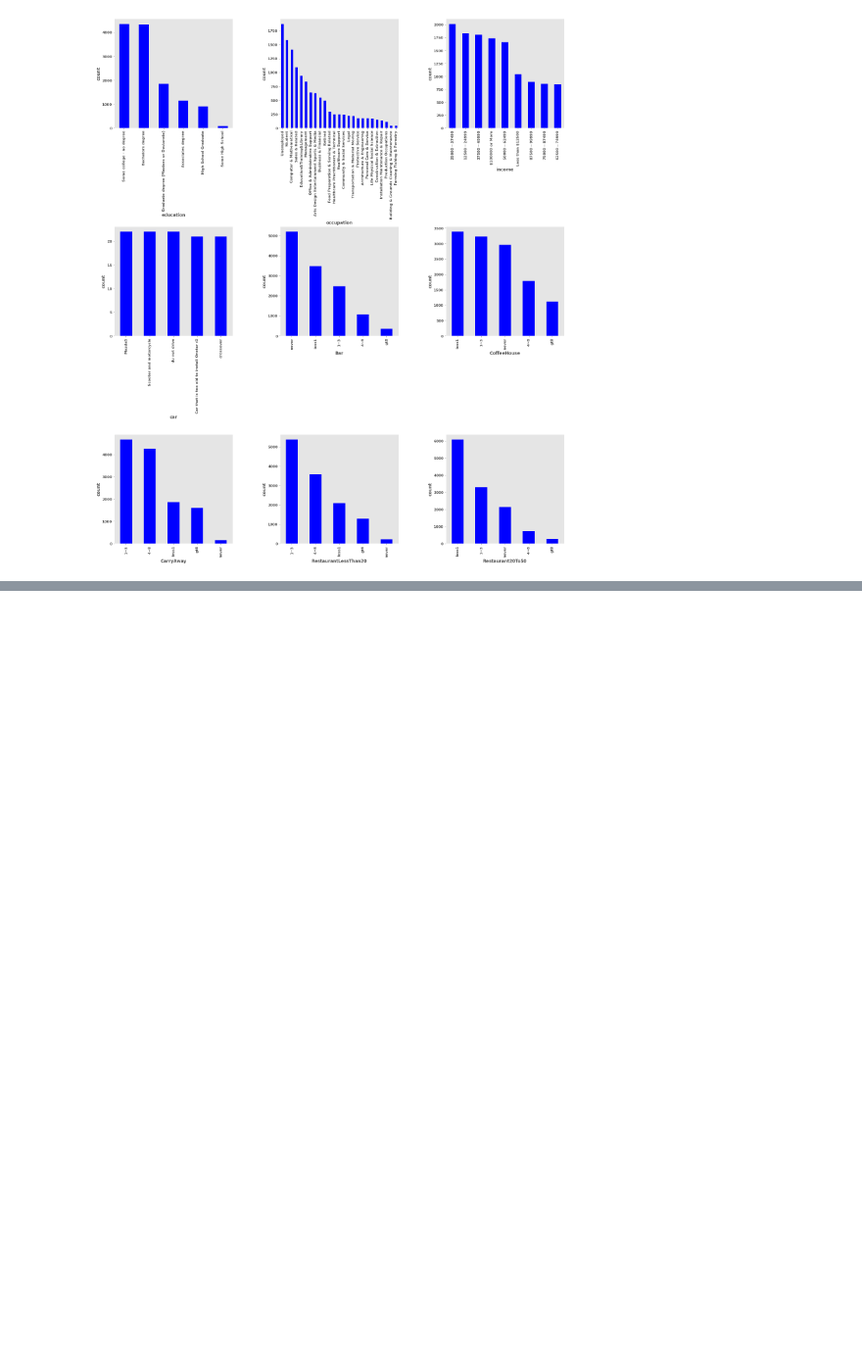
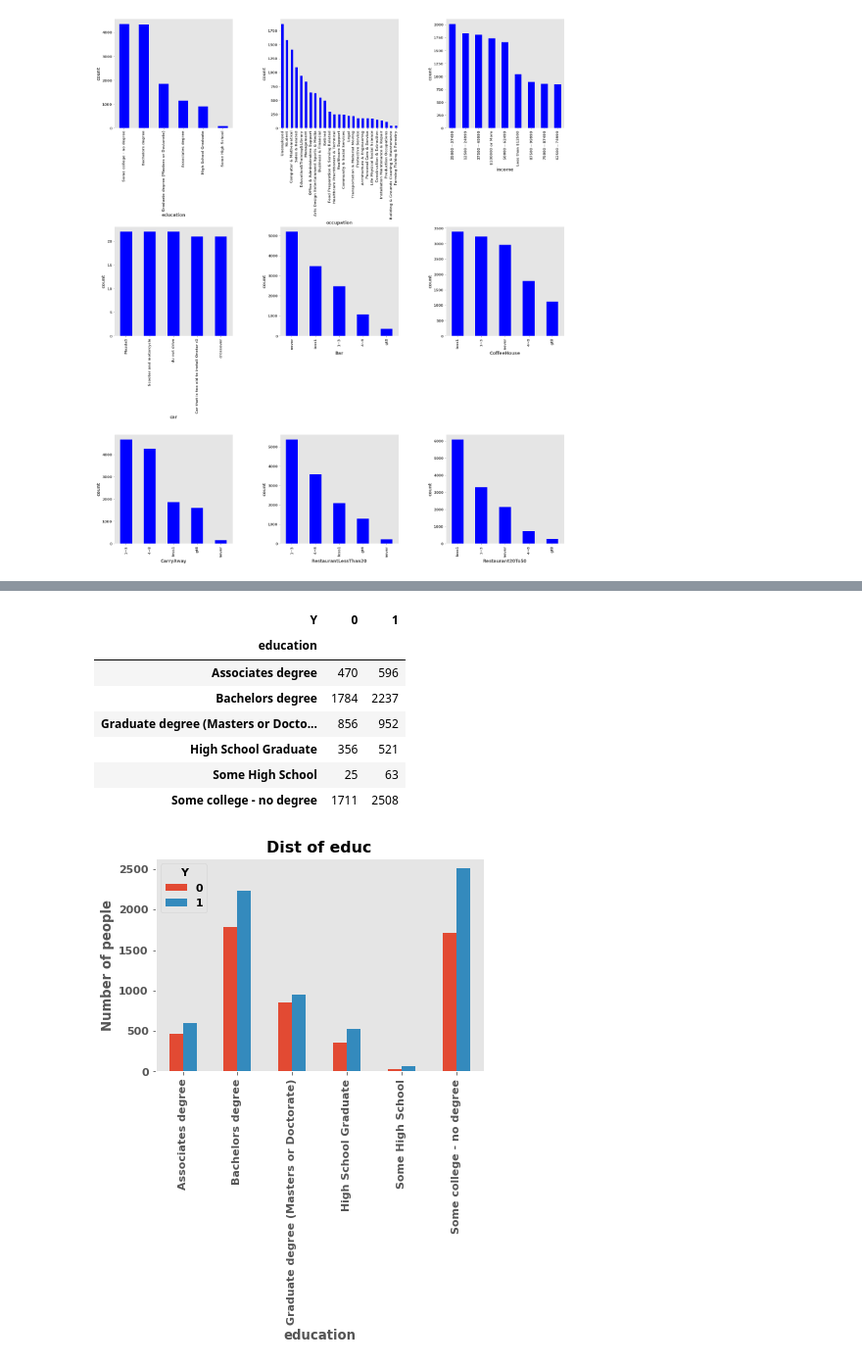
Before and after one commit to Ron256/GroupProjectMachLearning, a Jupyter notebook: GroupProject-in-vehicle-copoun-Recommendation.ipynb, the cells around one changed output, grey strips where cells are left out. Shown at 98% size. Drawn from its saved outputs; the diff is of its cells as text; code cells hidden in the pictures; blank space fills up the shorter version.

Commit message:
modified the crosstab subplots

```diff
--- a/GroupProject-in-vehicle-copoun-Recommendation.ipynb
+++ b/GroupProject-in-vehicle-copoun-Recommendation.ipynb
@@ -370,0 +356,14 @@ print(type(dfc))
+# %%
+df_education = pd.crosstab(df_ver2.education, df_ver2.Y)
+df_education.plot(kind = 'bar', xlabel = 'education', ylabel = 'Number of people', grid = False, title = 'Dist of educ');
+df_education
+# %% [output]
+| Y | 0 | 1 |
+| education |  |  |
+| Associates degree | 470 | 596 |
+| Bachelors degree | 1784 | 2237 |
+| Graduate degree (Masters or Docto... | 856 | 952 |
+| High School Graduate | 356 | 521 |
+| Some High School | 25 | 63 |
+| Some college - no degree | 1711 | 2508 |
+[figure, added]
```
Also changed, not shown: parts of 8 cells of this notebook.
